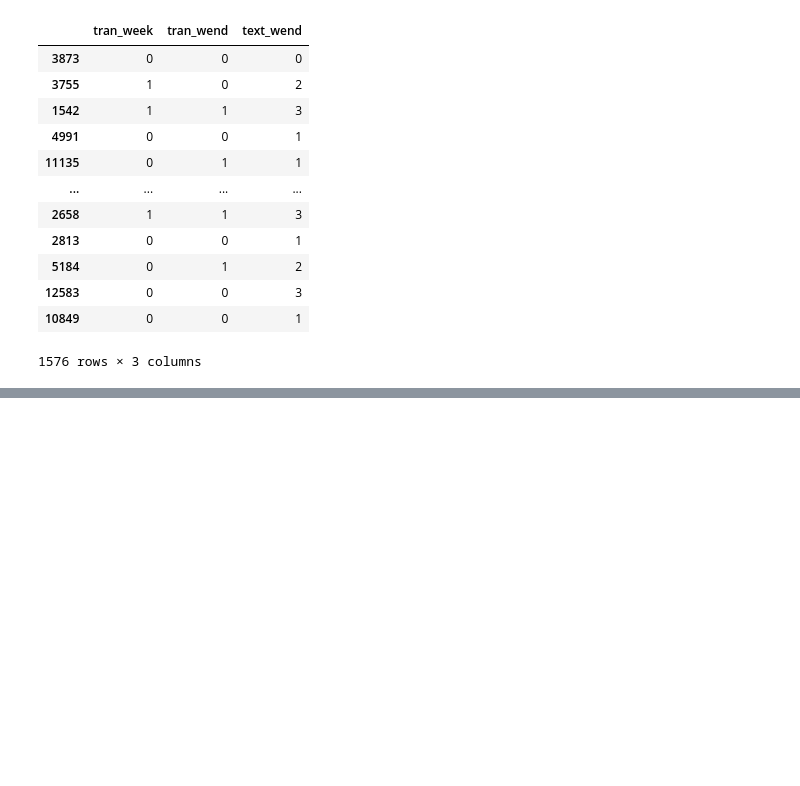
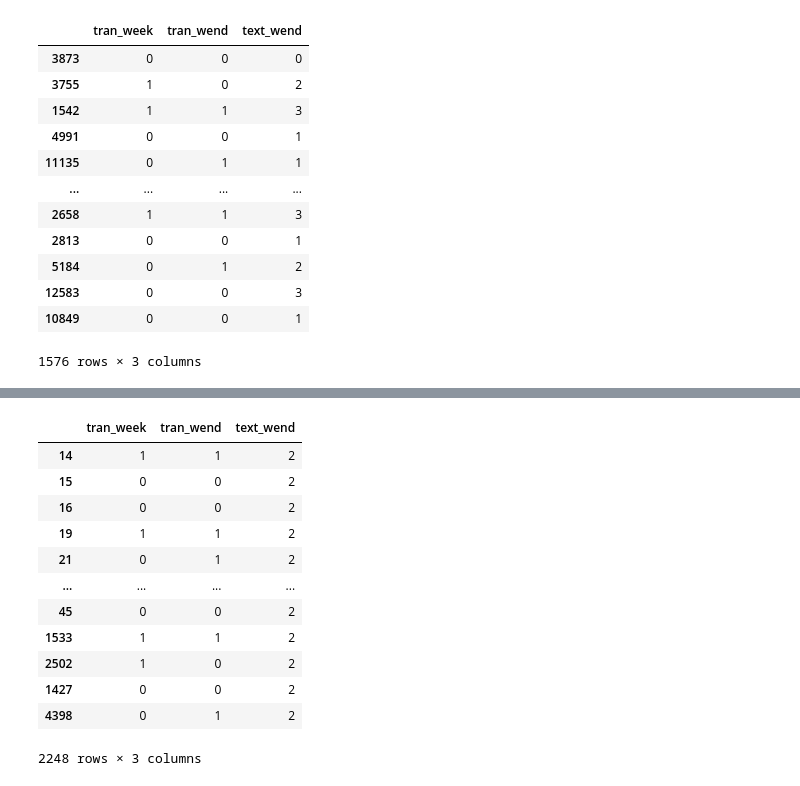
Before and after one commit to tomstark99/COMS30050, a Jupyter notebook: coursework/data/BtoA&D.ipynb, the cells around one changed output, grey strips where cells are left out. Drawn from its saved outputs; the diff is of its cells as text; code cells hidden in the pictures; blank space fills up the shorter version.

```diff
--- a/coursework/data/BtoA&D.ipynb
+++ b/coursework/data/BtoA&D.ipynb
@@ -402,0 +513,24 @@ dict_all['comp_wend'].to_csv('B->A&D/total_comp_wend.csv', index=False)
+# %%
+for i in range(0, 2248-1148):
+    text_tem = text_wend_2.copy()
+    sampled = text_wend_2.sample(n=1)
+    if i == 0:
+        final_text_wend_2 = text_tem.append(sampled)
+    else:
+        final_text_wend_2 = final_text_wend_2.append(sampled)
+# %%
+final_text_wend_2
+# %% [output]
+|  | tran_week | tran_wend | text_wend |
+| 14 | 1 | 1 | 2 |
+| 15 | 0 | 0 | 2 |
+| 16 | 0 | 0 | 2 |
+| 19 | 1 | 1 | 2 |
+| 21 | 0 | 1 | 2 |
+| ... | ... | ... | ... |
+| 45 | 0 | 0 | 2 |
+| 1533 | 1 | 1 | 2 |
+| 2502 | 1 | 0 | 2 |
+| 1427 | 0 | 0 | 2 |
+| 4398 | 0 | 1 | 2 |
+2248 rows × 3 columns
```
Also changed, not shown: parts of 20 cells of this notebook, 8 other files.
